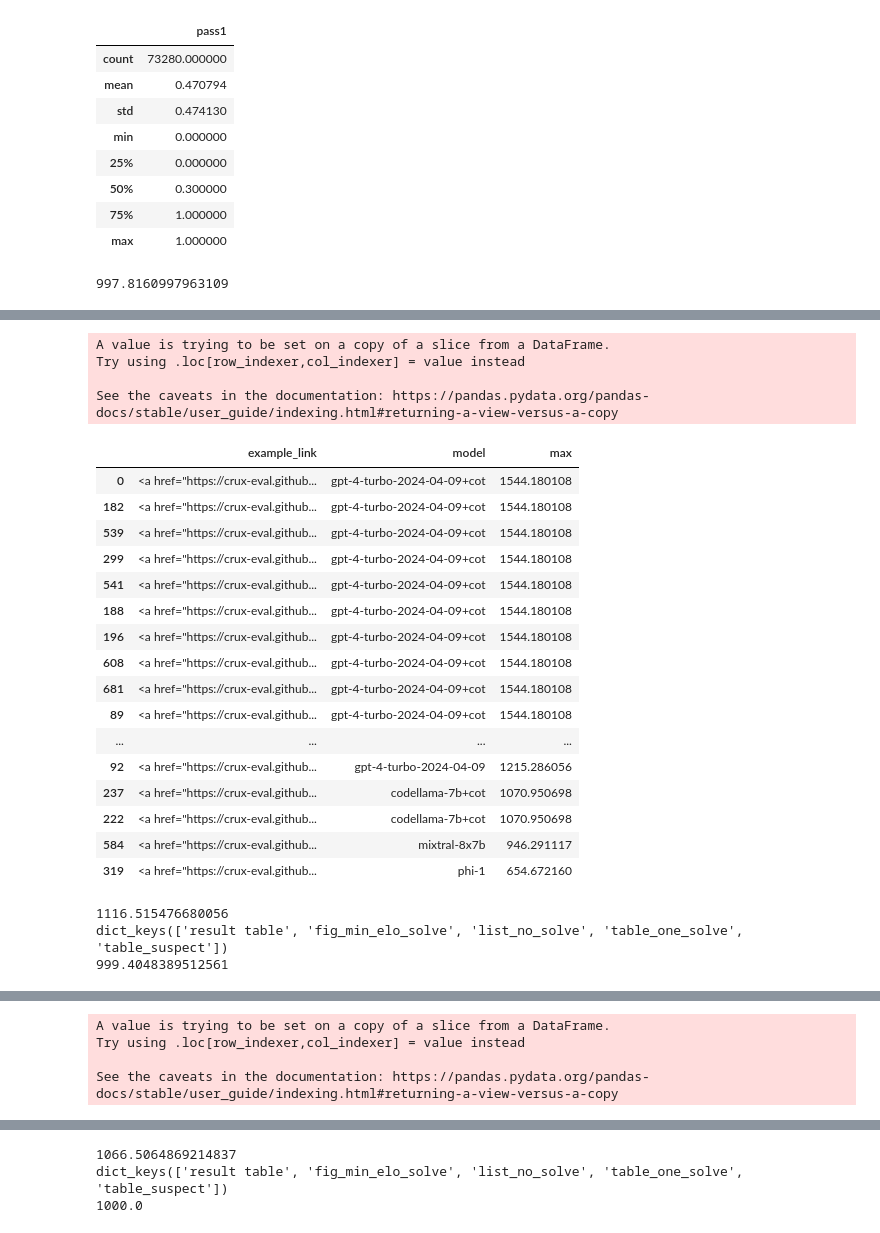
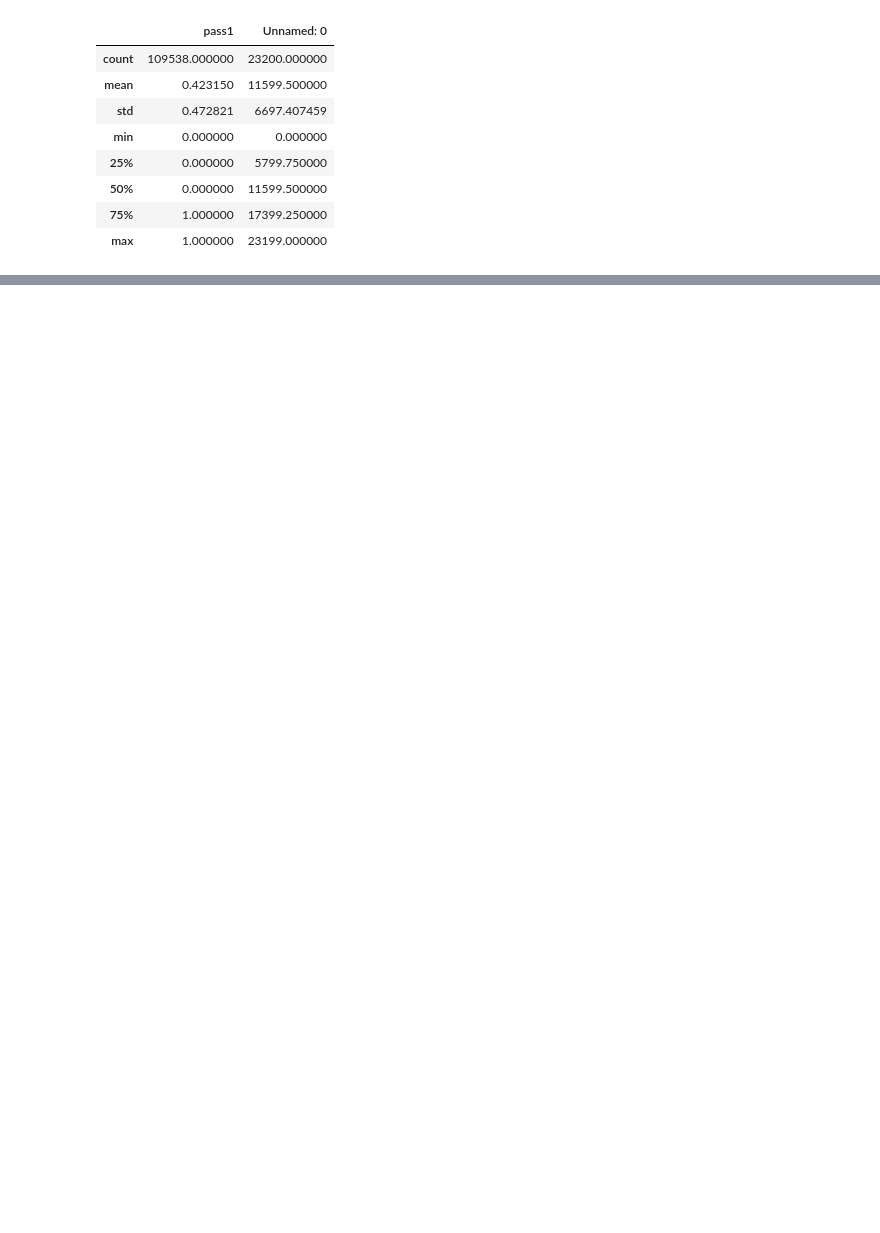
Before and after one commit to crux-eval/eval-arena, a Jupyter notebook: leaderboard.ipynb, the cells around one changed output, grey strips where cells are left out. Drawn from its saved outputs; the diff is of its cells as text; code cells hidden in the pictures; blank space fills up the shorter version.

```diff
--- a/leaderboard.ipynb
+++ b/leaderboard.ipynb
@@ -19,6 +19,8 @@ def get_anchor(benchmark_id: str, example_id: str):
         elif benchmark_id in ['CRUXEval-input', 'CRUXEval-output']:
             id = example_id.replace(benchmark_id + '/', '')
             return f'https://crux-eval.github.io/demo.html?id={int(id) + 1}'
+        else:
+            return ''
     return f'<a href="{get_link()}">{example_id}</a>'
 
 
@@ -58,7 +60,6 @@ def get_example_level_results(benchmark_id):
     outputs = {}
     outputs['result table'] = all_stats.sort_values(by='elo', ascending=False).to_html(float_format='%10.3f')
     outputs['fig_min_elo_solve'] = px.histogram(example_table, x='min', marginal='rug', title='min ELO to solve').to_html(full_html=False)
-
     outputs['table_histogram_accs'] = px.histogram(example_table, x='acc', marginal='rug', title='accuracy on examples').to_html(full_html=False)
 
     no_solve = example_table[example_table['count'] == 0]
@@ -76,42 +77,41 @@ def get_example_level_results(benchmark_id):
     list_suspect = example_table[example_table['max'] < elo75]
     outputs['table_suspect'] = list_suspect[['example_link', 'models', 'max']].to_html(escape=False)
 
 
     print(outputs.keys())
     return outputs
 
 records = []
 for fname in glob.glob(f"data/*.jsonl"):
     with open(fname, 'rt') as f:
         records.extend([json.loads(l) for l in f.readlines()])
 
 eval_results = pd.DataFrame(records)
 display(eval_results.describe())
 
 def gen_report(benchmark_id: str):
     outputs = get_example_level_results(benchmark_id)
     from jinja2 import Template
     template_path = r"examplelevel_template.html"
     output_path = rf"crux-eval.github.io/eval-arena/ex_{benchmark_id}.html"
     with open(output_path, "w", encoding="utf-8") as output_file:
         with open(template_path) as template_file:
             j2_template = Template(template_file.read())
             output_file.write(j2_template.render({'benchmark_id': benchmark_id, 'outputs': outputs}))
 
-for b in ['CRUXEval-output', 'CRUXEval-input', 'humaneval+', 'mbpp+']:
-    gen_report(b)
+# for b in ['CRUXEval-output', 'CRUXEval-input', 'humaneval+', 'mbpp+', 'lcb_codegen']:
+#     gen_report(b)
     # outputs['fig_unique_solves'] = px.histogram(one_solve, x='model').update_xaxes(categoryorder='total descending')
 
 # outputs['fig_max_elo_solve'] = px.histogram(example_table, x='max', marginal='rug', title='max ELO to solve')
 # outputs['fig_median_elo_solve'] = px.histogram(example_table, x='50%', marginal='rug', title='max ELO to solve')
 # %% [output]
-|  | pass1 |
-| count | 73280.000000 |
-| mean | 0.470794 |
-| std | 0.474130 |
-| min | 0.000000 |
-| 25% | 0.000000 |
-| 50% | 0.300000 |
-| 75% | 1.000000 |
-| max | 1.000000 |
+|  | pass1 | Unnamed: 0 |
+| count | 109538.000000 | 23200.000000 |
+| mean | 0.423150 | 11599.500000 |
+| std | 0.472821 | 6697.407459 |
+| min | 0.000000 | 0.000000 |
+| 25% | 0.000000 | 5799.750000 |
+| 50% | 0.000000 | 11599.500000 |
+| 75% | 1.000000 | 17399.250000 |
+| max | 1.000000 | 23199.000000 |
-997.8160997963109
@@ -135,24 +117,0 @@ for b in ['CRUXEval-output', 'CRUXEval-input', 'humaneval+', 'mbpp+']:
-A value is trying to be set on a copy of a slice from a DataFrame.
-Try using .loc[row_indexer,col_indexer] = value instead
-
-See the caveats in the documentation: https://pandas.pydata.org/pandas-docs/stable/user_guide/indexing.html#returning-a-view-versus-a-copy
-|  | example_link | model | max |
-| 0 | <a href="https://crux-eval.github... | gpt-4-turbo-2024-04-09+cot | 1544.180108 |
-| 182 | <a href="https://crux-eval.github... | gpt-4-turbo-2024-04-09+cot | 1544.180108 |
-| 539 | <a href="https://crux-eval.github... | gpt-4-turbo-2024-04-09+cot | 1544.180108 |
-| 299 | <a href="https://crux-eval.github... | gpt-4-turbo-2024-04-09+cot | 1544.180108 |
-| 541 | <a href="https://crux-eval.github... | gpt-4-turbo-2024-04-09+cot | 1544.180108 |
-| 188 | <a href="https://crux-eval.github... | gpt-4-turbo-2024-04-09+cot | 1544.180108 |
-| 196 | <a href="https://crux-eval.github... | gpt-4-turbo-2024-04-09+cot | 1544.180108 |
-| 608 | <a href="https://crux-eval.github... | gpt-4-turbo-2024-04-09+cot | 1544.180108 |
-| 681 | <a href="https://crux-eval.github... | gpt-4-turbo-2024-04-09+cot | 1544.180108 |
-| 89 | <a href="https://crux-eval.github... | gpt-4-turbo-2024-04-09+cot | 1544.180108 |
-| ... | ... | ... | ... |
-| 92 | <a href="https://crux-eval.github... | gpt-4-turbo-2024-04-09 | 1215.286056 |
-| 237 | <a href="https://crux-eval.github... | codellama-7b+cot | 1070.950698 |
-| 222 | <a href="https://crux-eval.github... | codellama-7b+cot | 1070.950698 |
-| 584 | <a href="https://crux-eval.github... | mixtral-8x7b | 946.291117 |
-| 319 | <a href="https://crux-eval.github... | phi-1 | 654.672160 |
-1116.515476680056
-dict_keys(['result table', 'fig_min_elo_solve', 'list_no_solve', 'table_one_solve', 'table_suspect'])
-999.4048389512561
@@ -170,4 +117,0 @@ dict_keys(['result table', 'fig_min_elo_solve', 'list_no_solve', 'table_one_solv
-A value is trying to be set on a copy of a slice from a DataFrame.
-Try using .loc[row_indexer,col_indexer] = value instead
-
-See the caveats in the documentation: https://pandas.pydata.org/pandas-docs/stable/user_guide/indexing.html#returning-a-view-versus-a-copy
@@ -185,3 +117,0 @@ See the caveats in the documentation: https://pandas.pydata.org/pandas-docs/stab
-1066.5064869214837
-dict_keys(['result table', 'fig_min_elo_solve', 'list_no_solve', 'table_one_solve', 'table_suspect'])
-1000.0
```
Also changed, not shown: parts of 10 cells of this notebook, 4 other files.
